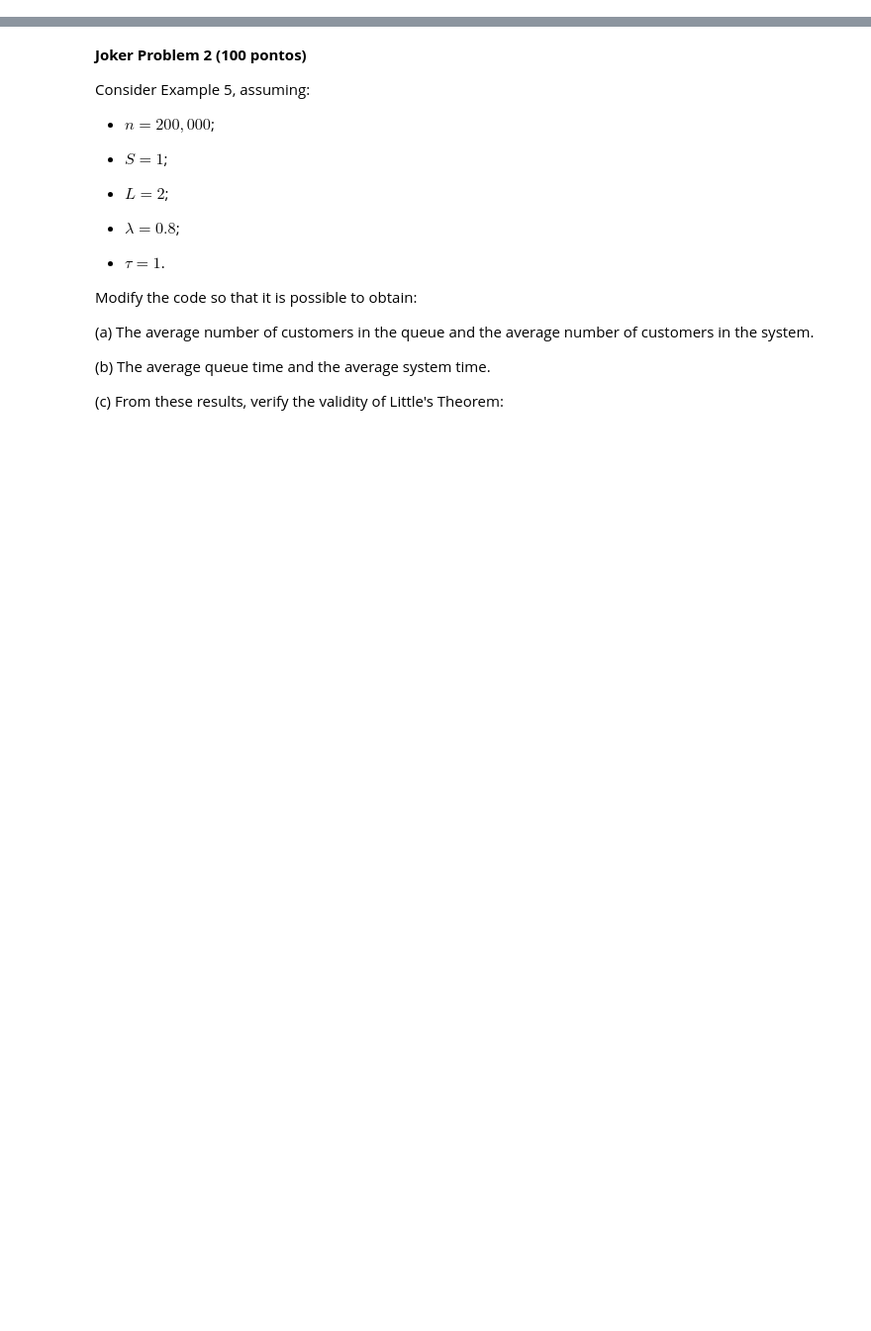
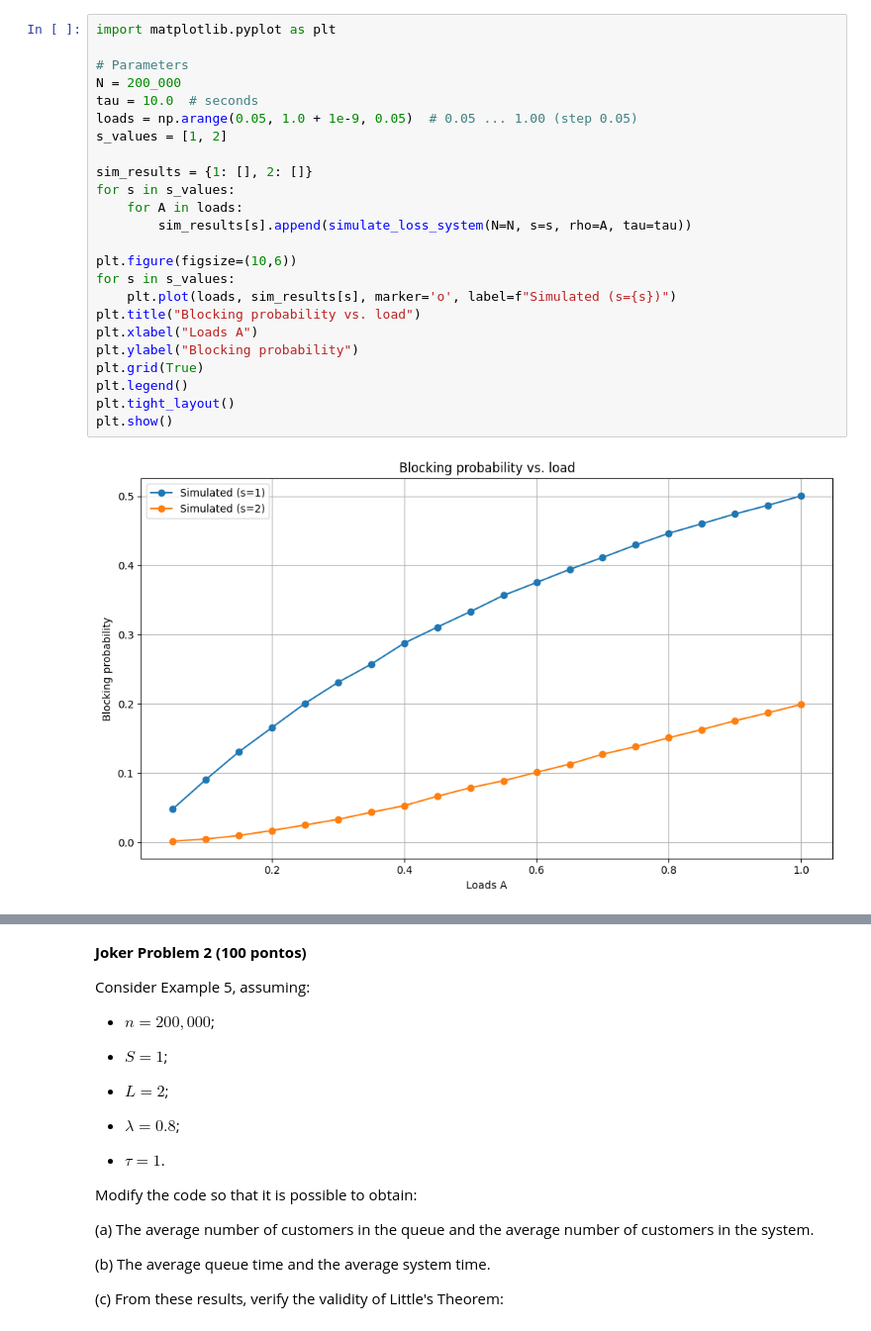
Before and after one commit to saulosgil/Disciplina_Modelagem-e-simula--o-de-sistemas, a Jupyter notebook: exercises/SE08/SE08_SauloGil.ipynb, the cells around one changed output, grey strips where cells are left out. Shown at 99% size. Drawn from its saved outputs; the diff is of its cells as text; blank space fills up the shorter version.

```diff
--- a/exercises/SE08/SE08_SauloGil.ipynb
+++ b/exercises/SE08/SE08_SauloGil.ipynb
@@ -10,0 +64,26 @@ Consider the system presented in Example 4.
+# %%
+import matplotlib.pyplot as plt
+
+# Parameters
+N = 200_000
+tau = 10.0  # seconds
+loads = np.arange(0.05, 1.0 + 1e-9, 0.05)  # 0.05 ... 1.00 (step 0.05)
+s_values = [1, 2]
+
+sim_results = {1: [], 2: []}
+for s in s_values:
+    for A in loads:
+        sim_results[s].append(simulate_loss_system(N=N, s=s, rho=A, tau=tau))
+
+plt.figure(figsize=(10,6))
+for s in s_values:
+    plt.plot(loads, sim_results[s], marker='o', label=f"Simulated (s={s})")
+plt.title("Blocking probability vs. load")
+plt.xlabel("Loads A")
+plt.ylabel("Blocking probability")
+plt.grid(True)
+plt.legend()
+plt.tight_layout()
+plt.show()
+# %% [output]
+[figure, added]
```
Also changed, not shown: parts of 6 cells of this notebook.
